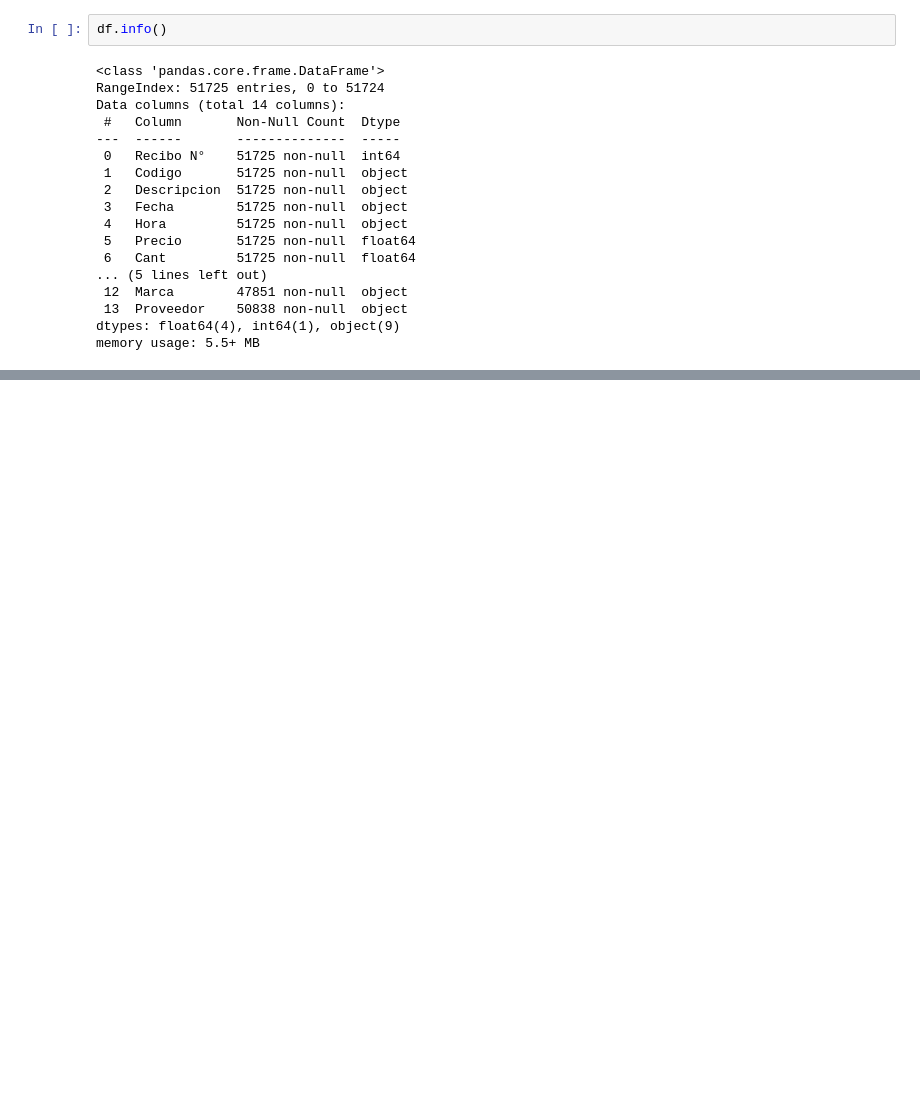
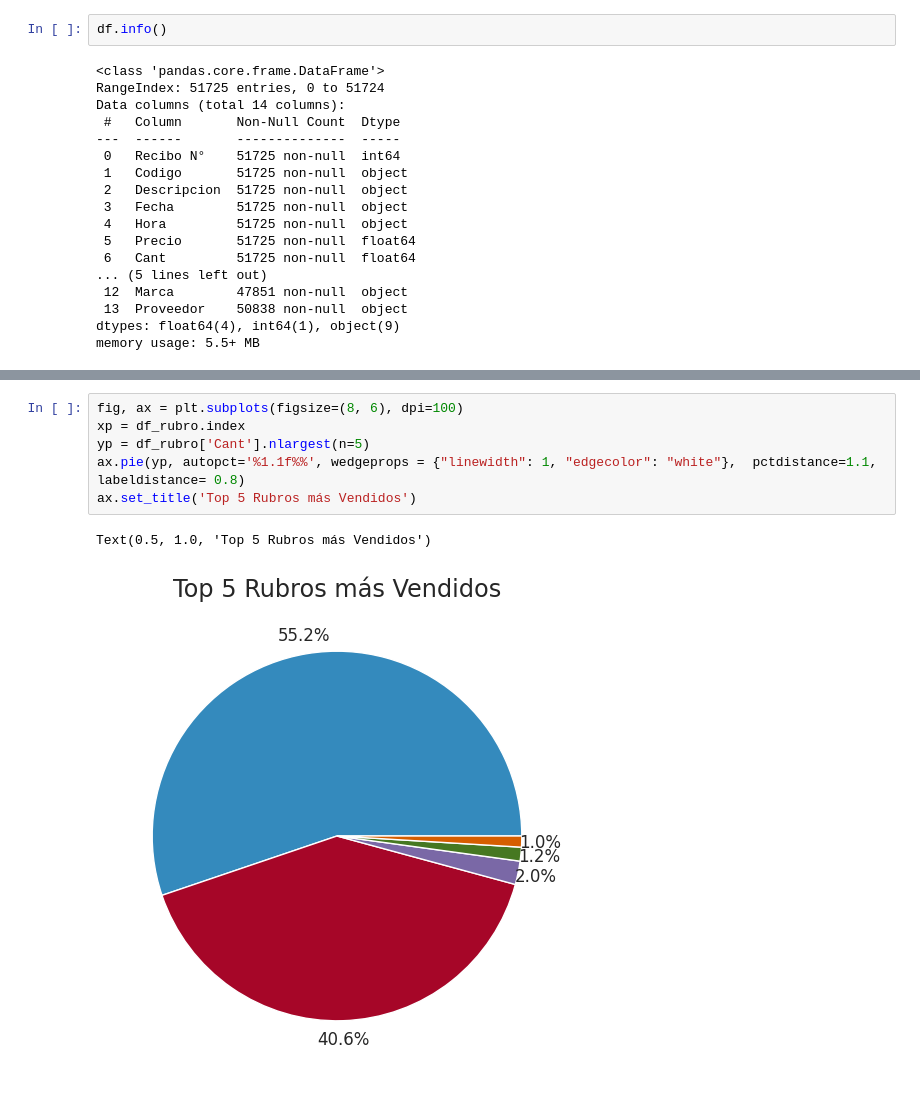
Before and after one commit to LuisaVALvarezS/CoderLab, a Jupyter notebook: Visualización_Luisa_Álvarez.ipynb, the cells around one changed output, grey strips where cells are left out. Drawn from its saved outputs; the diff is of its cells as text; blank space fills up the shorter version.

```diff
--- a/Visualización_Luisa_Álvarez.ipynb
+++ b/Visualización_Luisa_Álvarez.ipynb
@@ -90,0 +157,9 @@ ValueError: ignored
+# %%
+fig, ax = plt.subplots(figsize=(8, 6), dpi=100)
+xp = df_rubro.index
+yp = df_rubro['Cant'].nlargest(n=5)
+ax.pie(yp, autopct='%1.1f%%', wedgeprops = {"linewidth": 1, "edgecolor": "white"},  pctdistance=1.1, labeldistance= 0.8)
+ax.set_title('Top 5 Rubros más Vendidos')
+# %% [output]
+Text(0.5, 1.0, 'Top 5 Rubros más Vendidos')
+[figure, added]
```
Also changed, not shown: parts of 13 cells of this notebook.
